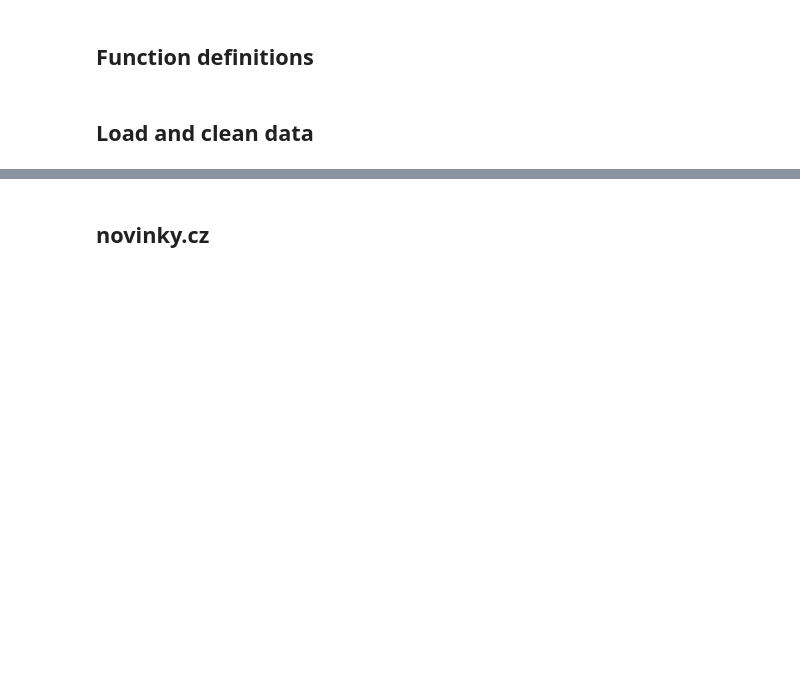
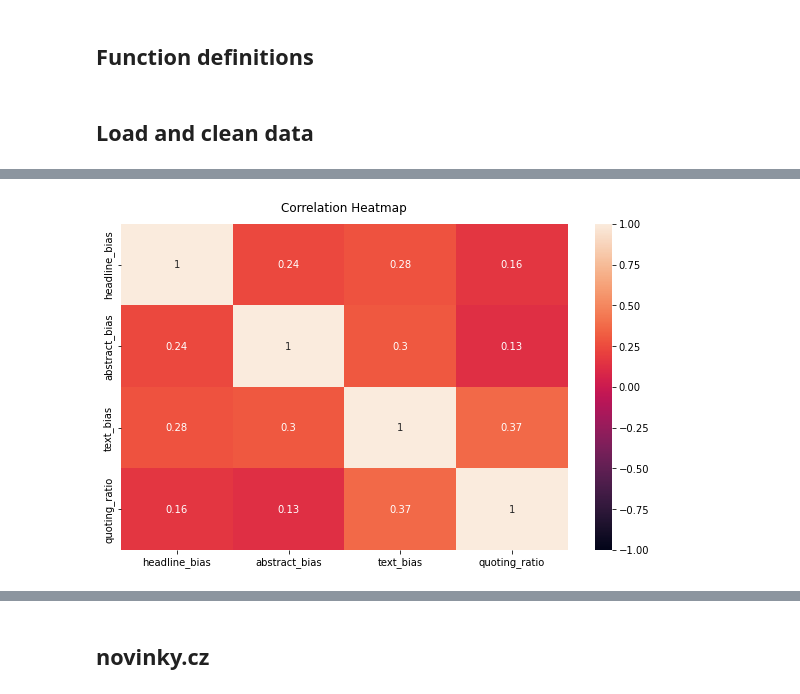
Before and after one commit to horychtom/czech-media-bias-detection, a Jupyter notebook: notebooks/media/full_pipeline/inference_experiments.ipynb, the cells around one changed output, grey strips where cells are left out. Cells and saved outputs as stored; diff of their text form; code cells hidden in the pictures; blank space fills up the shorter version.

```diff
--- a/notebooks/media/full_pipeline/inference_experiments.ipynb
+++ b/notebooks/media/full_pipeline/inference_experiments.ipynb
@@ -197,0 +263,8 @@ novinky = data[data.subdomain == 'novinky.cz']
+# %%
+ctk = assign_bias_ratio(ctk,'abstract')
+# %%
+ctk = assign_bias_headline(ctk)
+# %%
+ctk = assign_bias_ratio(ctk,'text')
+# %%
+ctk = assign_quote_ratio(ctk)
@@ -197,0 +297,7 @@ novinky = data[data.subdomain == 'novinky.cz']
+# %%
+df = ctk[['headline_bias','abstract_bias','text_bias','quoting_ratio']]
+plt.figure(figsize=(10, 6))
+heatmap = sns.heatmap(df.corr(), vmin=-1, vmax=1, annot=True)
+heatmap.set_title('Correlation Heatmap', fontdict={'fontsize':12}, pad=12);
+# %% [output]
+[figure, added]
```
Also changed, not shown: parts of 24 cells of this notebook, 4 other files.
